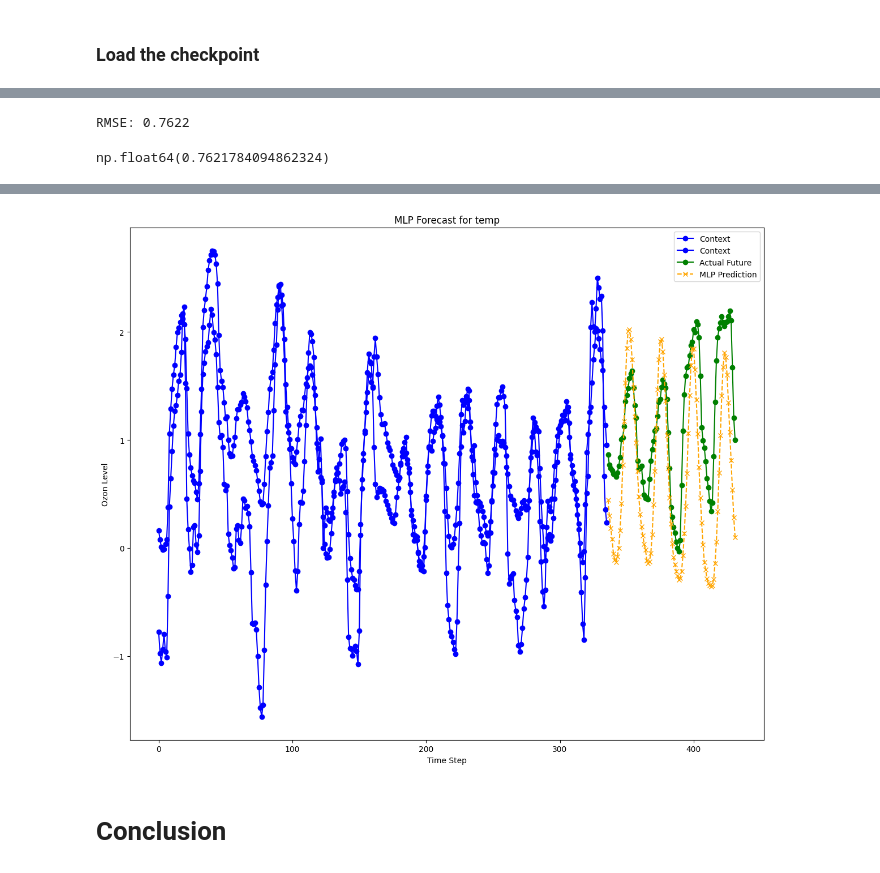
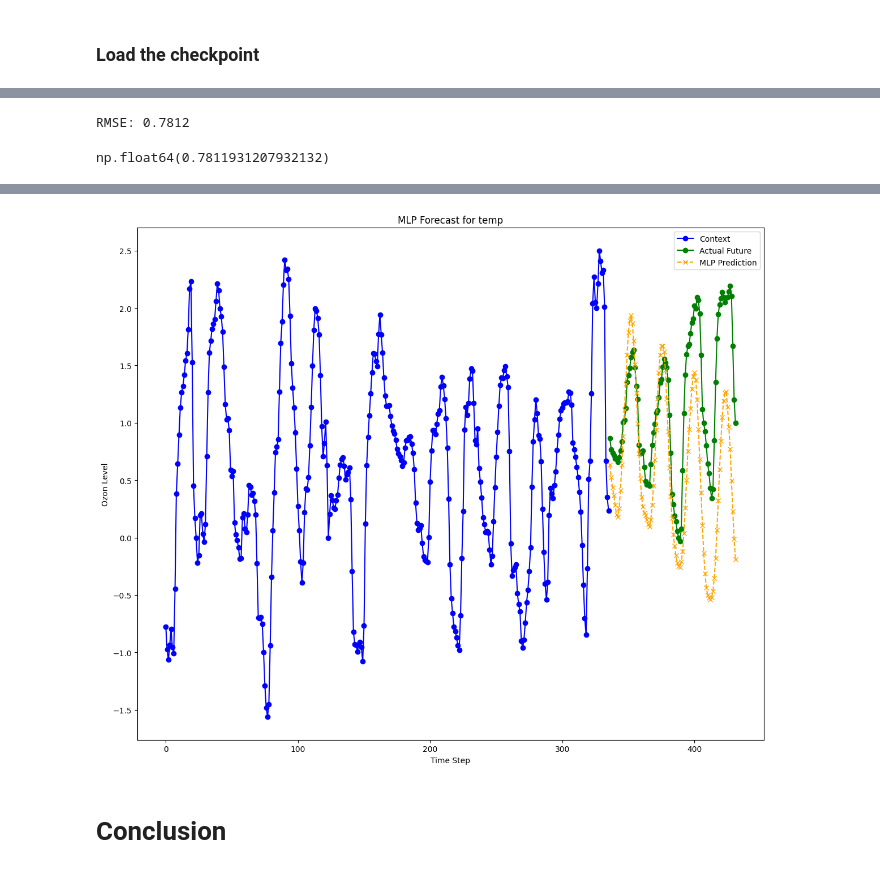
Before and after one commit to CaroJung/mless, a Jupyter notebook: homework2/8_MLP_Multivariat_Task2.ipynb, the cells around one changed output, grey strips where cells are left out. Drawn from its saved outputs; the diff is of its cells as text; code cells hidden in the pictures.

```diff
--- a/homework2/8_MLP_Multivariat_Task2.ipynb
+++ b/homework2/8_MLP_Multivariat_Task2.ipynb
@@ -232,8 +233,7 @@ for var_idx in range(num_variables):
   training = mlp_model.fit(
       X_train_flat, y_train_flat,
       epochs=mlp_epochs, batch_size=mlp_batch_size,
-      validation_split=0.2, verbose=1,
-      callbacks=[checkpoint_callback]
+      validation_split=0.2, verbose=1
   )
   training_histories[var_idx] = training.history
 
@@ -275,9 +264,10 @@ y_pred = mlp_predictions[:, :, var_idx]
 # Evaluate the model for this variable
 evaluate_model(y_test, y_pred)
 # %% [output]
-RMSE: 0.7622
+RMSE: 0.7812
-np.float64(0.7621784094862324)
+np.float64(0.7811931207932132)
 # %%
+#🦋 Plot graphs
 plt.figure(figsize=(12, 10))
 
 for variable_idx in range(num_variables):
@@ -295,7 +285,7 @@ for variable_idx in range(num_variables):
     mlp_pred_sample = mlp_model.predict(X_test_sample_flat).flatten()
 
 
-    plt.plot(range(context_window), X_test_sample, label="Context", color="blue", marker="o")
+    plt.plot(range(context_window), X_test_sample[:,1], label="Context", color="blue", marker="o")
     plt.plot(range(context_window, context_window + prediction_horizon), y_test_sample, label="Actual Future", color="green", marker="o")
     plt.plot(range(context_window, context_window + prediction_horizon), mlp_pred_sample, label="MLP Prediction", linestyle="--", color="orange", marker="x")
 
@@ -311,4 +301,4 @@ plt.show()
-[figure, old version]
+[figure, new version]
 # %% [markdown]
 # Conclusion
 # %% [markdown]
```
Also changed, not shown: parts of 4 cells of this notebook.
